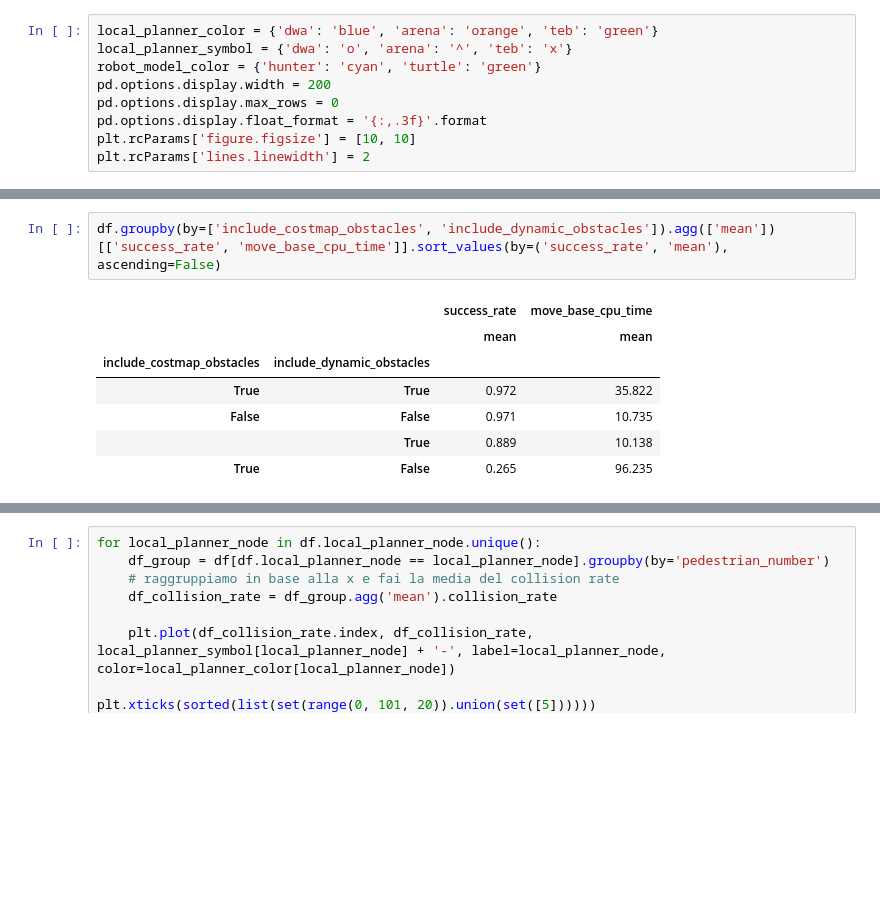
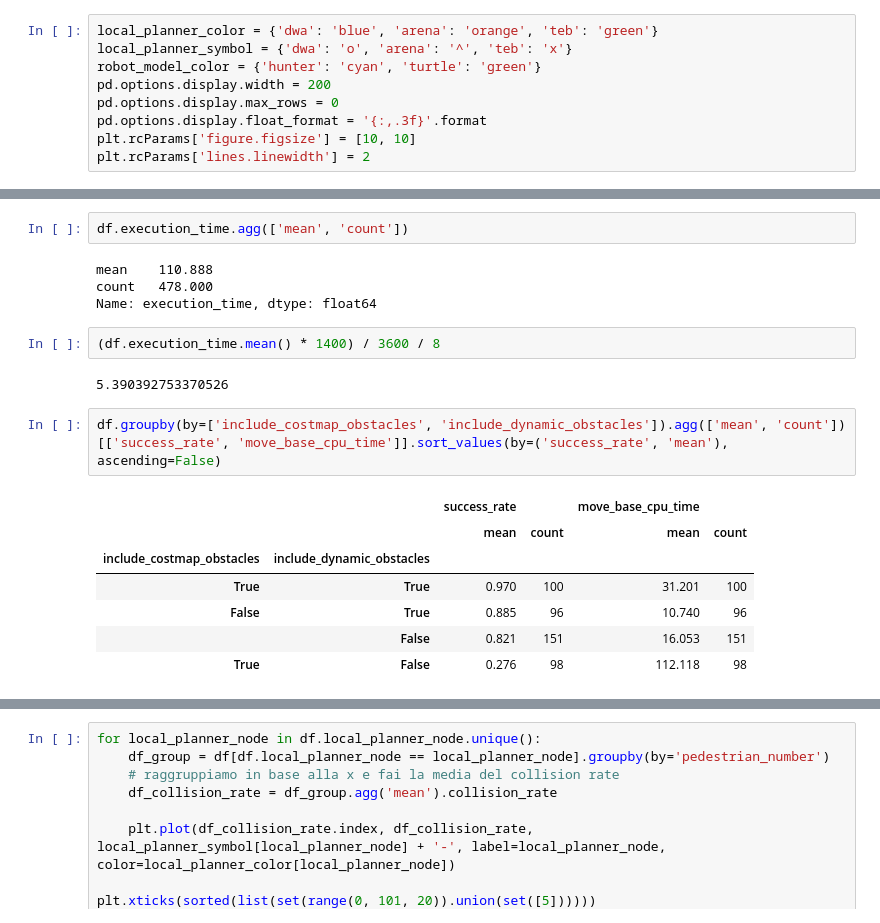
Before and after one commit to AIRLab-POLIMI/local_planning_performance_modelling, a Jupyter notebook: notebooks/thesis_plots.ipynb, the cells around one changed output, grey strips where cells are left out. Cells and saved outputs as stored; diff of their text form; blank space fills up the shorter version.

```diff
--- a/notebooks/thesis_plots.ipynb
+++ b/notebooks/thesis_plots.ipynb
@@ -131,14 +131,24 @@ if True:
 ... (89 outputs left out)
+# %%
+df.execution_time.agg(['mean', 'count'])
+# %% [output]
+mean    110.888
+count   478.000
+Name: execution_time, dtype: float64
+# %%
+(df.execution_time.mean() * 1400) / 3600 / 8
+# %% [output]
+5.390392753370526
 # %%
-df.groupby(by=['include_costmap_obstacles', 'include_dynamic_obstacles']).agg(['mean'])[['success_rate', 'move_base_cpu_time']].sort_values(by=('success_rate', 'mean'), ascending=False)
+df.groupby(by=['include_costmap_obstacles', 'include_dynamic_obstacles']).agg(['mean', 'count'])[['success_rate', 'move_base_cpu_time']].sort_values(by=('success_rate', 'mean'), ascending=False)
 # %% [output]
-|  |  | success_rate | move_base_cpu_time |
-|  |  | mean | mean |
-| include_costmap_obstacles | include_dynamic_obstacles |  |  |
-| True | True | 0.972 | 35.822 |
-| False | False | 0.971 | 10.735 |
-|  | True | 0.889 | 10.138 |
-| True | False | 0.265 | 96.235 |
+|  |  | success_rate |  | move_base_cpu_time |  |
+|  |  | mean | count | mean | count |
+| include_costmap_obstacles | include_dynamic_obstacles |  |  |  |  |
+| True | True | 0.970 | 100 | 31.201 | 100 |
+| False | True | 0.885 | 96 | 10.740 | 96 |
+|  | False | 0.821 | 151 | 16.053 | 151 |
+| True | False | 0.276 | 98 | 112.118 | 98 |
 # %%
 import matplotlib.patches as patches
 
```
Also changed, not shown: parts of 21 cells of this notebook, 5 other files.
